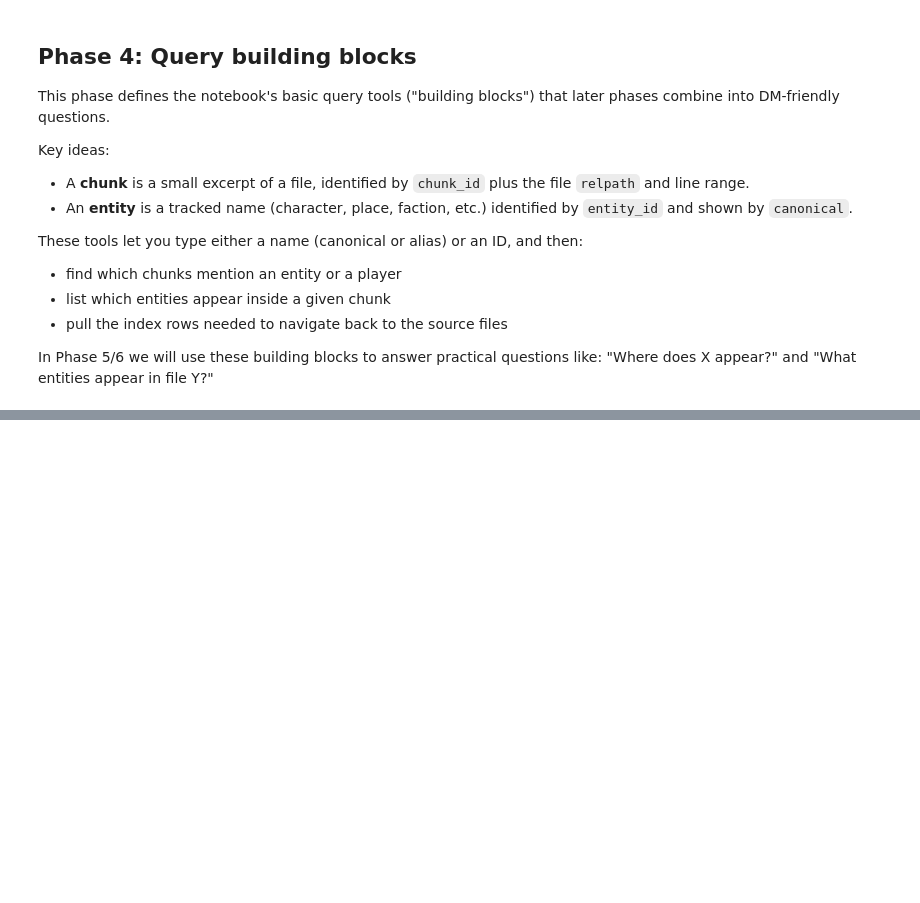
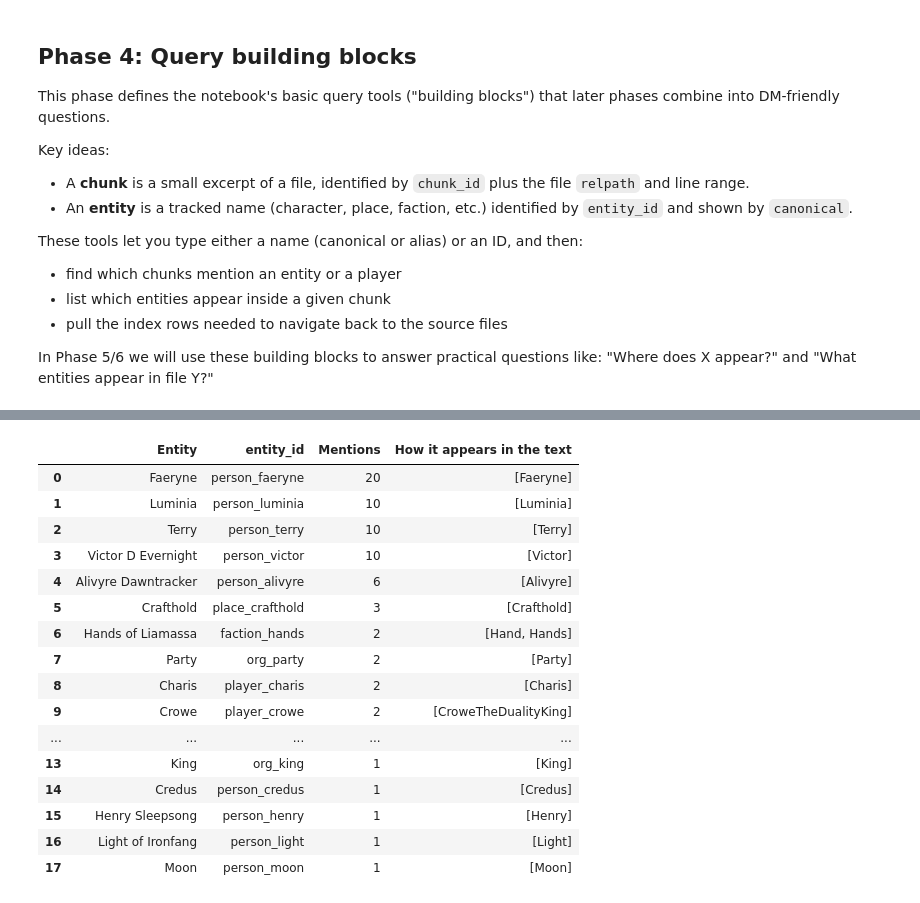
Before and after one commit to CharisSophia/iwtc-tools, a Jupyter notebook: notebooks/IWTC_Index_Query_V0.ipynb, the cells around one changed output, grey strips where cells are left out. Cells and saved outputs as stored; diff of their text form; code cells hidden in the pictures; blank space fills up the shorter version.

```diff
--- a/notebooks/IWTC_Index_Query_V0.ipynb
+++ b/notebooks/IWTC_Index_Query_V0.ipynb
@@ -982,0 +1372,62 @@ This section serves as a reusable verification block for future runs.
+# %%
+# -------------------------------------------------------------------
+# Q5: What does player Z usually write about?
+# -------------------------------------------------------------------
+
+PLAYER = "Kalina"  # <-- edit this (handle, alias, or player_entity_id)
+
+player_ids = find_player_ids(PLAYER)
+player_chunks = find_chunk_ids_for_player(PLAYER)
+df_player_chunks = get_chunk_rows(player_chunks)
+
+df_mentions_in_player_chunks = (
+    pd.Series([
+        p.strip().lower()
+        for raw in df_player_chunks["matched_vocabs"]
+        for p in str(raw).split("|")
+        if p.strip()
+    ], name="vocab_norm")
+    .to_frame()
+    .merge(
+        DF_VOCAB_LOOKUP[["vocab_id", "vocab_norm", "vocab"]],
+        on="vocab_norm",
+        how="left"
+    )
+)
+
+df_entities_for_player = (
+    df_mentions_in_player_chunks
+    .dropna(subset=["vocab_id"])
+    .groupby("vocab_id", as_index=False)
+    .agg(
+        mentions=("vocab_norm", "size"),
+        vocab=("vocab", lambda x: sorted(set(x)))
+    )
+    .merge(
+        DF_VOCAB_ENTITIES[["entity_id", "canonical"]],
+        left_on="vocab_id",
+        right_on="entity_id",
+        how="left"
+    )
+    .drop(columns=["vocab_id"])
+    .loc[:, ["canonical", "entity_id", "mentions", "vocab"]]
+    .rename(columns={
+        "canonical": "Entity",
+        "mentions": "Mentions",
+        "vocab": "How it appears in the text",
+    })
+    .sort_values(["Mentions", "entity_id"], ascending=[False, True])
+    .reset_index(drop=True)
+)
+
+print(f"World Root: cd \"{WORLD_ROOT.as_posix()}\"")
+print(f"Player: {PLAYER}")
+print(f"Resolved player_entity_id(s): {player_ids}")
+print(f"Chunks scanned (player-associated): {len(df_player_chunks)}")
+print(f"Tracked entities found: {len(df_entities_for_player)}\n")
+
+display(df_entities_for_player)
+
+del PLAYER, player_ids, player_chunks
+del df_player_chunks, df_mentions_in_player_chunks, df_entities_for_player
+# %% [output]
@@ -982,0 +1439,17 @@ This section serves as a reusable verification block for future runs.
+|  | Entity | entity_id | Mentions | How it appears in the text |
+| 0 | Faeryne | person_faeryne | 20 | [Faeryne] |
+| 1 | Luminia | person_luminia | 10 | [Luminia] |
+| 2 | Terry | person_terry | 10 | [Terry] |
+| 3 | Victor D Evernight | person_victor | 10 | [Victor] |
+| 4 | Alivyre Dawntracker | person_alivyre | 6 | [Alivyre] |
+| 5 | Crafthold | place_crafthold | 3 | [Crafthold] |
+| 6 | Hands of Liamassa | faction_hands | 2 | [Hand, Hands] |
+| 7 | Party | org_party | 2 | [Party] |
+| 8 | Charis | player_charis | 2 | [Charis] |
+| 9 | Crowe | player_crowe | 2 | [CroweTheDualityKing] |
+| ... | ... | ... | ... | ... |
+| 13 | King | org_king | 1 | [King] |
+| 14 | Credus | person_credus | 1 | [Credus] |
+| 15 | Henry Sleepsong | person_henry | 1 | [Henry] |
+| 16 | Light of Ironfang | person_light | 1 | [Light] |
+| 17 | Moon | person_moon | 1 | [Moon] |
```
Also changed, not shown: parts of 24 cells of this notebook, 1 other file.
